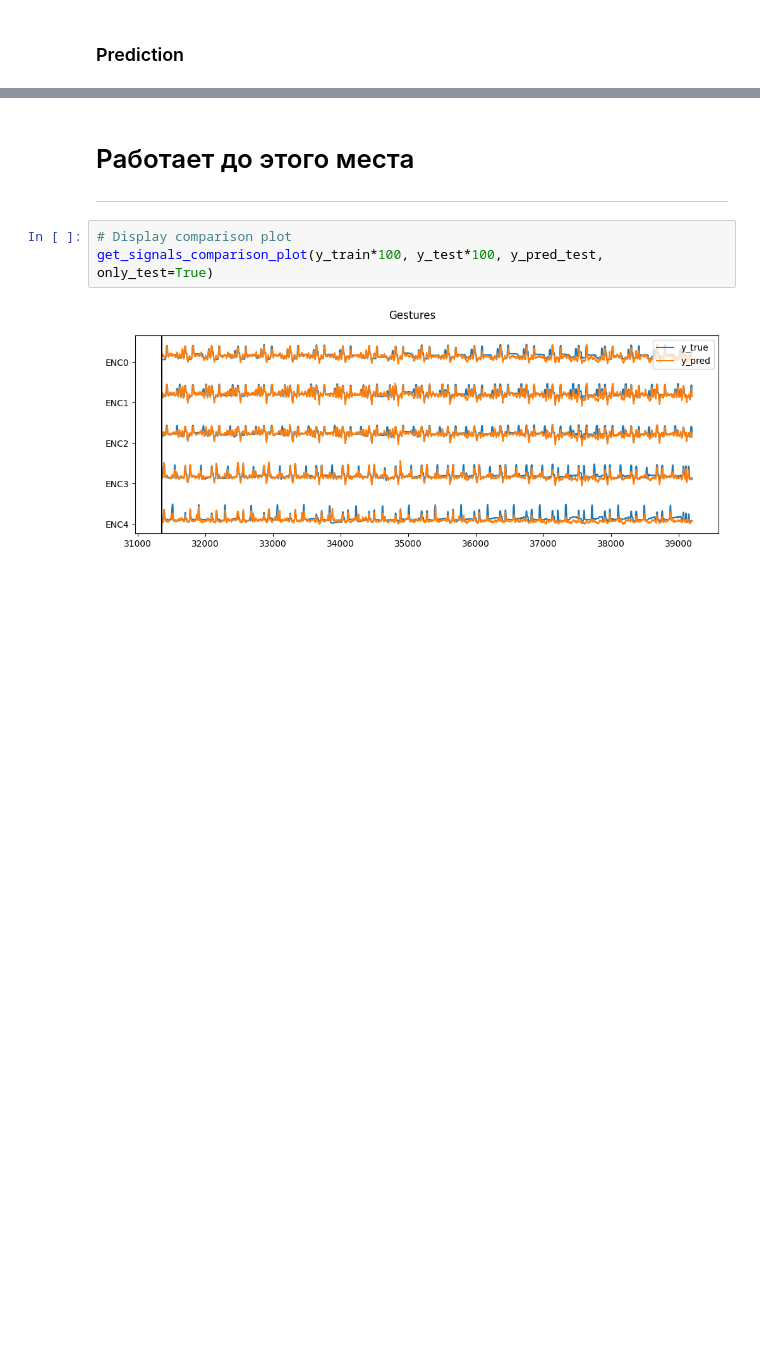
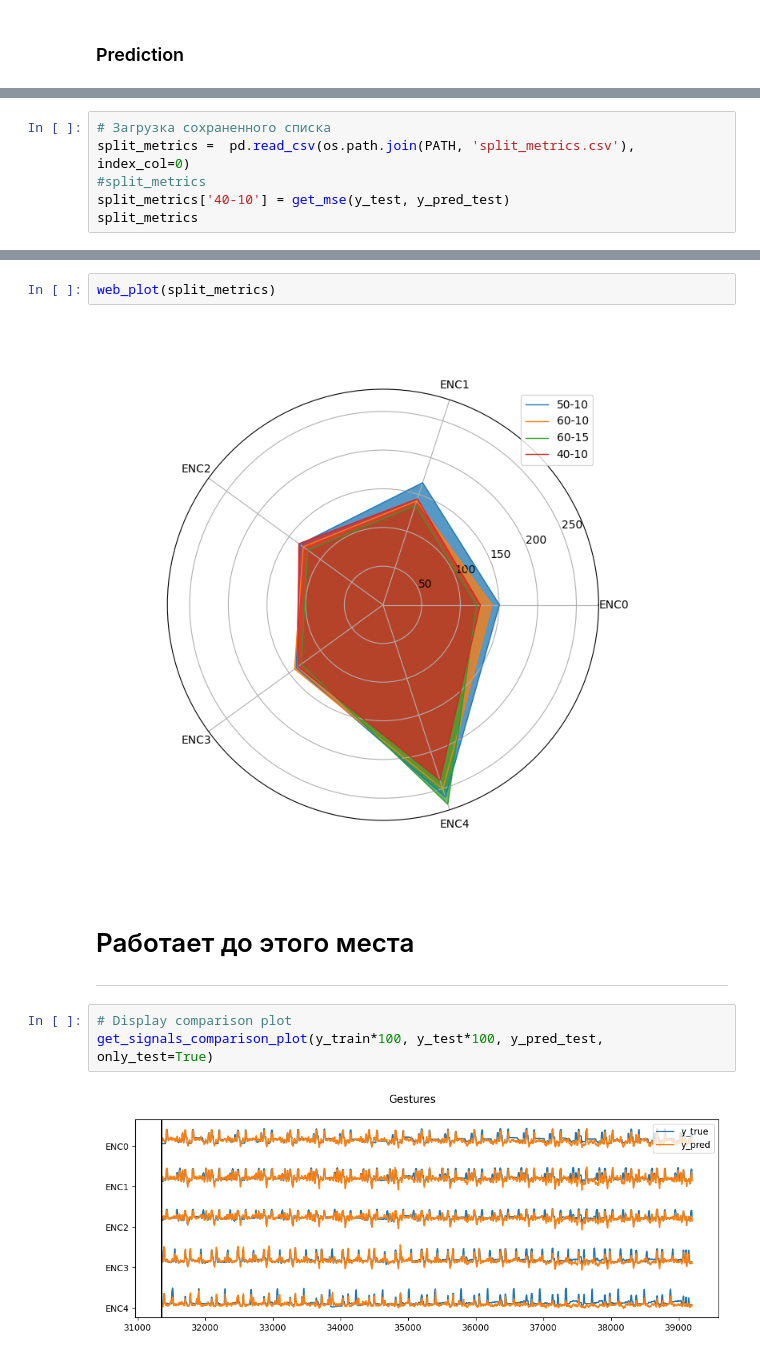
Before and after one commit to Internship-moto/Gestures_3, a Jupyter notebook: notebooks/Gestures_3.ipynb, the cells around one changed output, grey strips where cells are left out. Cells and saved outputs as stored; diff of their text form; blank space fills up the shorter version.

```diff
--- a/notebooks/Gestures_3.ipynb
+++ b/notebooks/Gestures_3.ipynb
@@ -632,0 +601,6 @@ plt.show()
+# %%
+# Загрузка сохраненного списка
+split_metrics =  pd.read_csv(os.path.join(PATH, 'split_metrics.csv'), index_col=0)
+#split_metrics
+split_metrics['40-10'] = get_mse(y_test, y_pred_test)
+split_metrics
@@ -633,3 +620,7 @@ plt.show()
+# %%
+web_plot(split_metrics)
+# %% [output]
+[figure, added]
 # %% [markdown]
 # Работает до этого места
 ---
```
Also changed, not shown: parts of 14 cells of this notebook.
